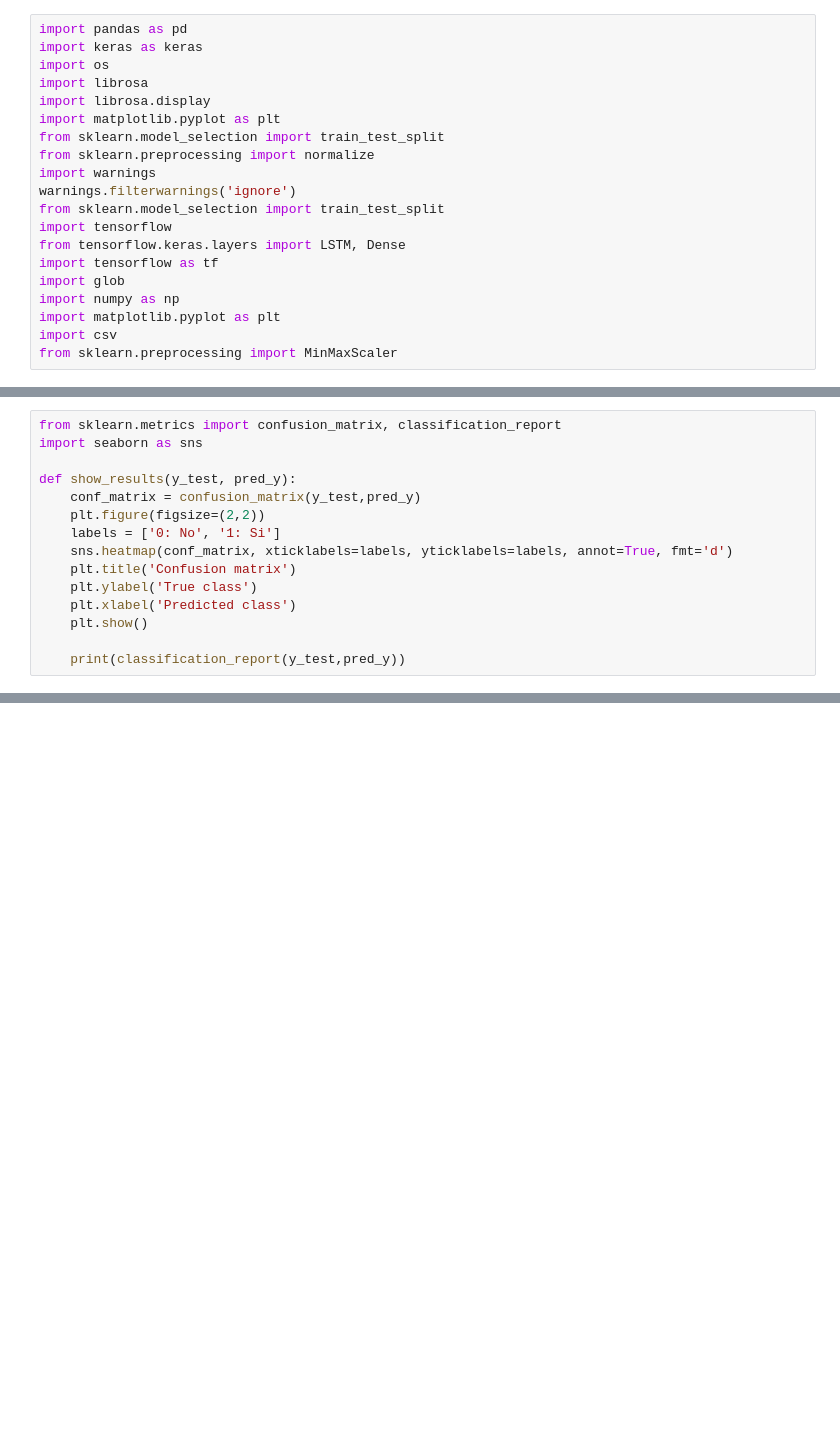
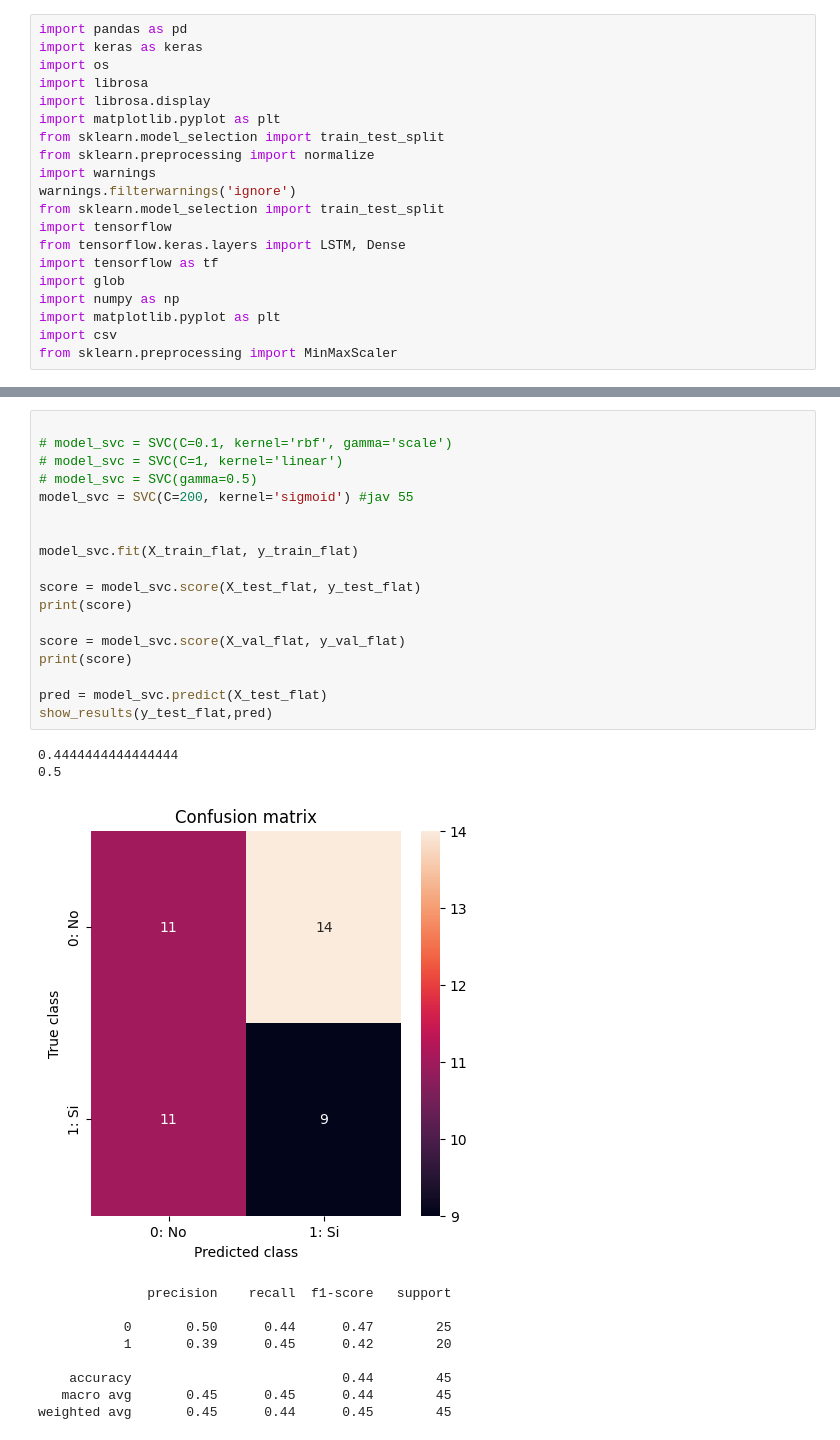
Before and after one commit to javierrca/eegcom, a Jupyter notebook: python/eegcom_train_power.ipynb, the cells around one changed output, grey strips where cells are left out. Cells and saved outputs as stored; diff of their text form; blank space fills up the shorter version.

```diff
--- a/python/eegcom_train_power.ipynb
+++ b/python/eegcom_train_power.ipynb
@@ -158,15 +20,0 @@ x_test.shape
-# %%
-from sklearn.metrics import confusion_matrix, classification_report
-import seaborn as sns
-
-def show_results(y_test, pred_y):
-    conf_matrix = confusion_matrix(y_test,pred_y)
-    plt.figure(figsize=(2,2))
-    labels = ['0: No', '1: Si']
-    sns.heatmap(conf_matrix, xticklabels=labels, yticklabels=labels, annot=True, fmt='d')
-    plt.title('Confusion matrix')
-    plt.ylabel('True class')
-    plt.xlabel('Predicted class')
-    plt.show()
-
-    print(classification_report(y_test,pred_y))
@@ -716,0 +255,30 @@ show_results(y_test,y_test_pred2)
+# %%
+
+# model_svc = SVC(C=0.1, kernel='rbf', gamma='scale')
+# model_svc = SVC(C=1, kernel='linear')
+# model_svc = SVC(gamma=0.5)
+model_svc = SVC(C=200, kernel='sigmoid') #jav 55
+
+
+model_svc.fit(X_train_flat, y_train_flat)
+
+score = model_svc.score(X_test_flat, y_test_flat)
+print(score)
+
+score = model_svc.score(X_val_flat, y_val_flat)
+print(score)
+
+pred = model_svc.predict(X_test_flat)
+show_results(y_test_flat,pred)
+# %% [output]
+0.4444444444444444
+0.5
+[figure, added]
+              precision    recall  f1-score   support
+
+           0       0.50      0.44      0.47        25
+           1       0.39      0.45      0.42        20
+
+    accuracy                           0.44        45
+   macro avg       0.45      0.45      0.44        45
+weighted avg       0.45      0.44      0.45        45
```
Also changed, not shown: parts of 46 cells of this notebook, 1 other file.
